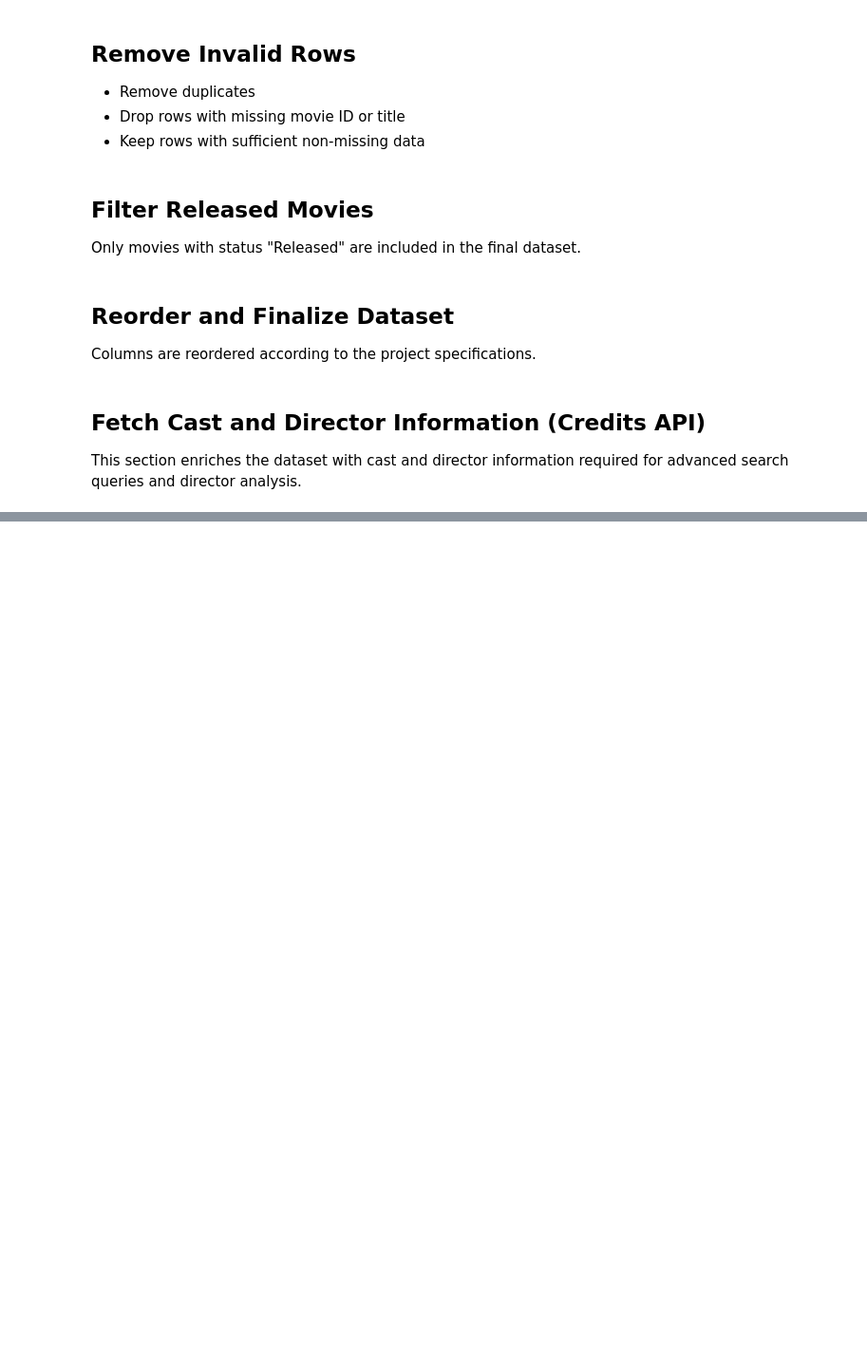
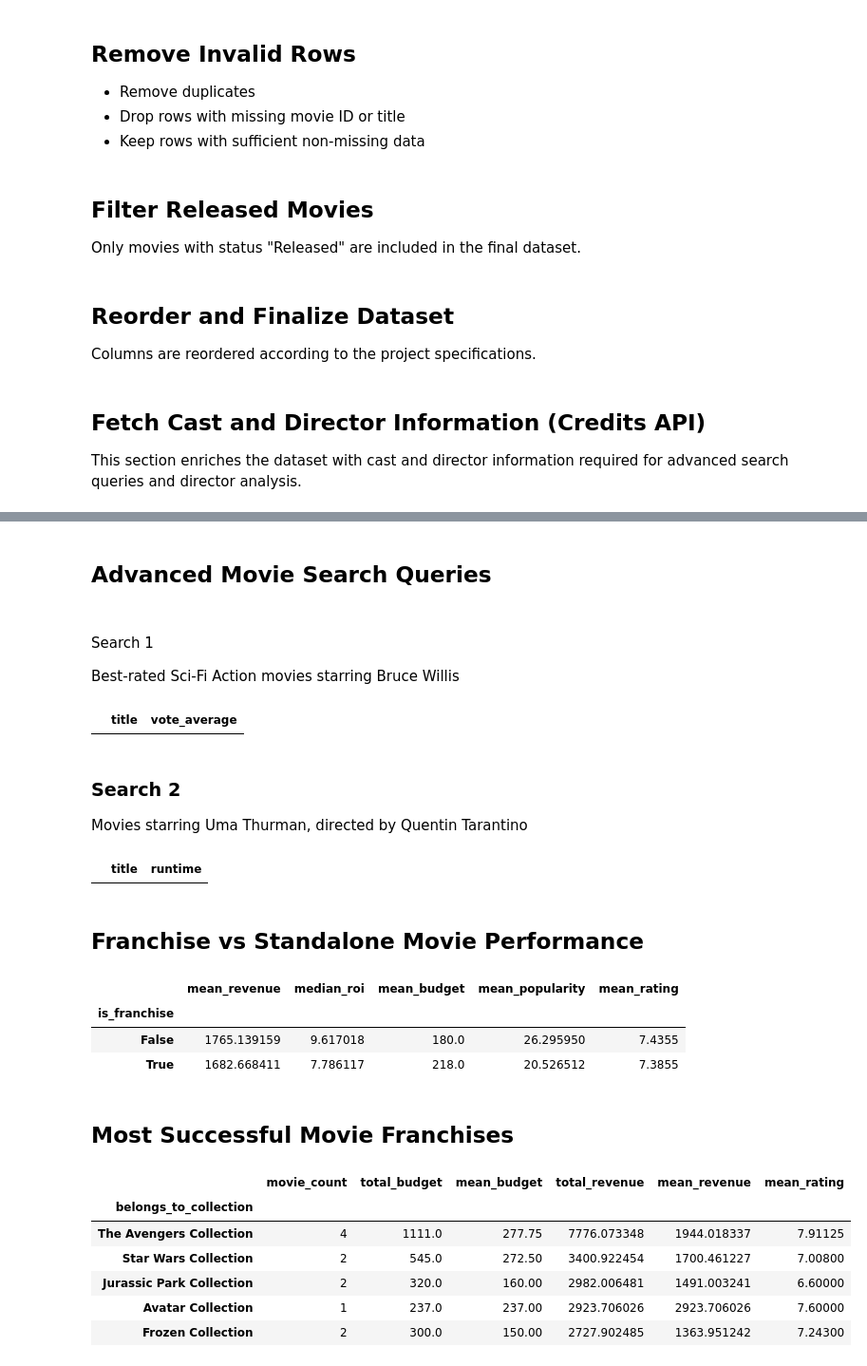
Before and after one commit to Damas200/tmdb-movie-data-analysis, a Jupyter notebook: TMDB_Movie_Data_Analysis.ipynb, the cells around one changed output, grey strips where cells are left out. Shown at 95% size. Cells and saved outputs as stored; diff of their text form; code cells hidden in the pictures; blank space fills up the shorter version.

Commit message:
implement KPIs and performance analysis for movies

```diff
--- a/TMDB_Movie_Data_Analysis.ipynb
+++ b/TMDB_Movie_Data_Analysis.ipynb
@@ -259,0 +266,4 @@ df_movies[['cast', 'cast_size', 'director', 'crew_size']] = (
+# %%
+# Profit and ROI
+df_movies['profit_musd'] = df_movies['revenue_musd'] - df_movies['budget_musd']
+df_movies['roi'] = df_movies['revenue_musd'] / df_movies['budget_musd']
@@ -259,0 +345,73 @@ df_movies[['cast', 'cast_size', 'director', 'crew_size']] = (
+# %% [markdown]
+## Advanced Movie Search Queries
+# %% [markdown]
+###
+Search 1
+
+Best-rated Sci-Fi Action movies starring Bruce Willis
+# %%
+search_1 = df_movies[
+    df_movies['genres'].str.contains('Science Fiction', na=False) &
+    df_movies['genres'].str.contains('Action', na=False) &
+    df_movies['cast'].str.contains('Bruce Willis', na=False)
+].sort_values('vote_average', ascending=False)
+
+search_1[['title', 'vote_average']]
+# %% [output]
+|  | title | vote_average |
+# %% [markdown]
+### Search 2
+
+Movies starring Uma Thurman, directed by Quentin Tarantino
+# %%
+search_2 = df_movies[
+    df_movies['cast'].str.contains('Uma Thurman', na=False) &
+    (df_movies['director'] == 'Quentin Tarantino')
+].sort_values('runtime')
+
+search_2[['title', 'runtime']]
+# %% [output]
+|  | title | runtime |
+# %% [markdown]
+## Franchise vs Standalone Movie Performance
+# %%
+df_movies['is_franchise'] = df_movies['belongs_to_collection'].notna()
+
+df_movies.groupby('is_franchise').agg(
+    mean_revenue=('revenue_musd', 'mean'),
+    median_roi=('roi', 'median'),
+    mean_budget=('budget_musd', 'mean'),
+    mean_popularity=('popularity', 'mean'),
+    mean_rating=('vote_average', 'mean')
+)
+# %% [output]
+|  | mean_revenue | median_roi | mean_budget | mean_popularity | mean_rating |
+| is_franchise |  |  |  |  |  |
+| False | 1765.139159 | 9.617018 | 180.0 | 26.295950 | 7.4355 |
+| True | 1682.668411 | 7.786117 | 218.0 | 20.526512 | 7.3855 |
+# %% [markdown]
+## Most Successful Movie Franchises
+# %%
+franchise_stats = (
+    df_movies.dropna(subset=['belongs_to_collection'])
+    .groupby('belongs_to_collection')
+    .agg(
+        movie_count=('title', 'count'),
+        total_budget=('budget_musd', 'sum'),
+        mean_budget=('budget_musd', 'mean'),
+        total_revenue=('revenue_musd', 'sum'),
+        mean_revenue=('revenue_musd', 'mean'),
+        mean_rating=('vote_average', 'mean')
+    )
+    .sort_values('total_revenue', ascending=False)
+)
+
+franchise_stats.head()
+# %% [output]
+|  | movie_count | total_budget | mean_budget | total_revenue | mean_revenue | mean_rating |
+| belongs_to_collection |  |  |  |  |  |  |
+| The Avengers Collection | 4 | 1111.0 | 277.75 | 7776.073348 | 1944.018337 | 7.91125 |
+| Star Wars Collection | 2 | 545.0 | 272.50 | 3400.922454 | 1700.461227 | 7.00800 |
+| Jurassic Park Collection | 2 | 320.0 | 160.00 | 2982.006481 | 1491.003241 | 6.60000 |
+| Avatar Collection | 1 | 237.0 | 237.00 | 2923.706026 | 2923.706026 | 7.60000 |
+| Frozen Collection | 2 | 300.0 | 150.00 | 2727.902485 | 1363.951242 | 7.24300 |
```
Also changed, not shown: parts of 11 cells of this notebook.
